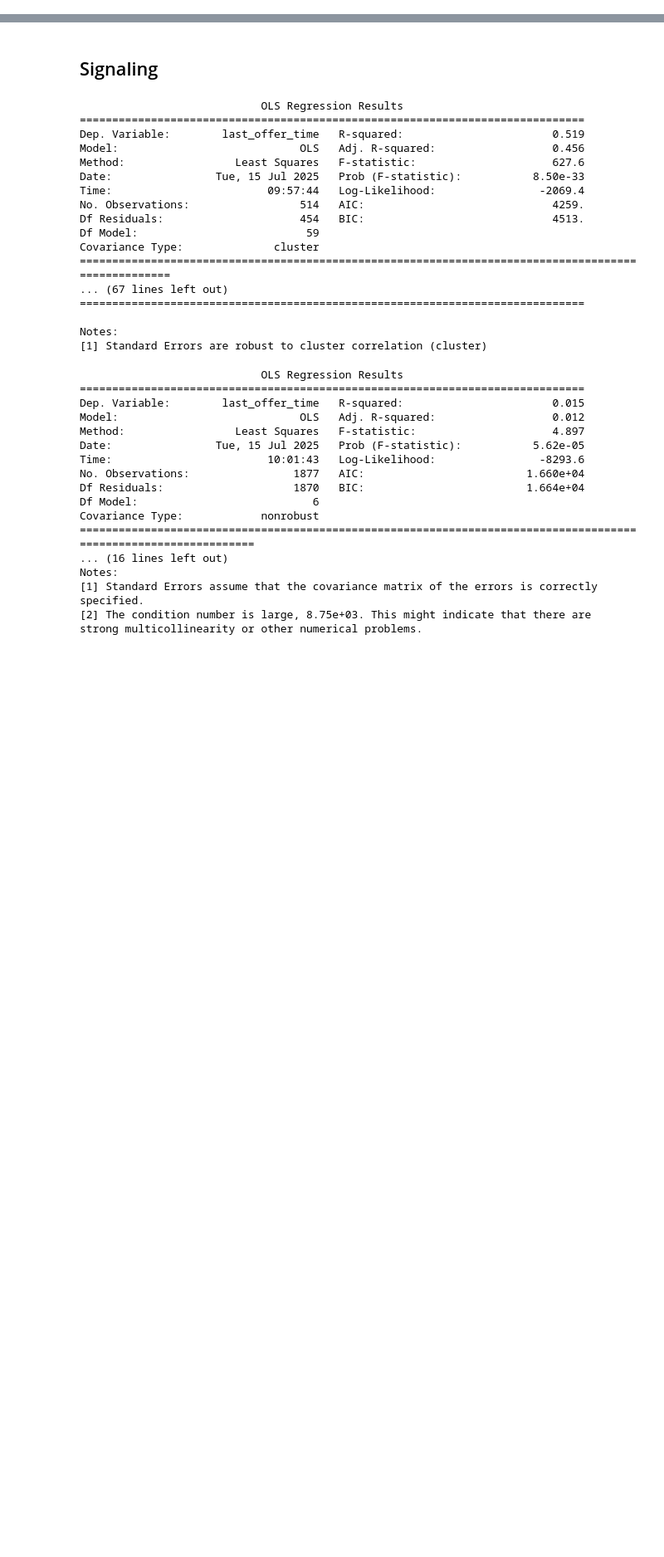
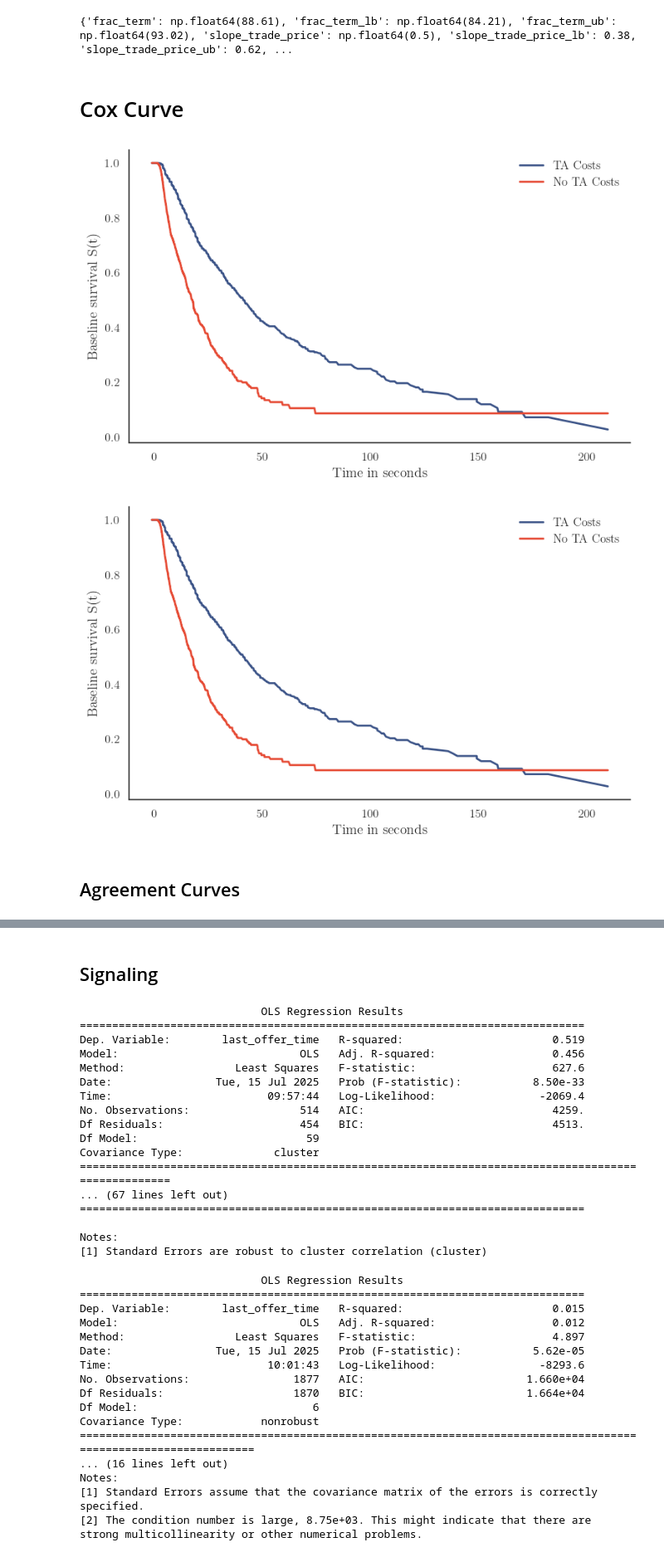
Before and after one commit to NicolasRoever/bargaining_experiment_analysis, a Jupyter notebook: src/bargaining_analysis/main_results/sandbox.ipynb, the cells around one changed output, grey strips where cells are left out. Shown at 83% size. Drawn from its saved outputs; the diff is of its cells as text; code cells hidden in the pictures; blank space fills up the shorter version.

```diff
--- a/src/bargaining_analysis/main_results/sandbox.ipynb
+++ b/src/bargaining_analysis/main_results/sandbox.ipynb
@@ -41,0 +45,7 @@ df = pd.read_csv("/Users/nicolasroever/Dropbox/Promotion/Bargaining/bargaining_e
+# %%
+plot_df = df[
+    (df['participant_role'] == 'Buyer') &
+    (df["treatment"] == "T4")
+].copy()
+
+print(len(plot_df))
@@ -41,0 +54,7 @@ df = pd.read_csv("/Users/nicolasroever/Dropbox/Promotion/Bargaining/bargaining_e
+# %%
+region_1 = plot_df[plot_df["valuation"] < 7.72]
+print(len(region_1))
+region_2 = plot_df[(plot_df["valuation"] >= 7.72) & (plot_df["valuation"] < 21.40)]
+print(len(region_2))
+region_3 = plot_df[plot_df["valuation"] >= 21.40]
+print(len(region_3))
@@ -41,0 +86,6 @@ df = pd.read_csv("/Users/nicolasroever/Dropbox/Promotion/Bargaining/bargaining_e
+# %%
+import statsmodels.formula.api as smf
+#region_2["deal_price"] = region_2["deal_price"].fillna(0)
+model = smf.ols("deal_price ~ valuation", data=region_2).fit()
+
+print(model.summary())
@@ -41,0 +177,11 @@ df = pd.read_csv("/Users/nicolasroever/Dropbox/Promotion/Bargaining/bargaining_e
+# %%
+print(compute_experiment_metrics(plot_df))
+# %% [output]
+{'frac_term': np.float64(88.61), 'frac_term_lb': np.float64(84.21), 'frac_term_ub': np.float64(93.02), 'slope_trade_price': np.float64(0.5), 'slope_trade_price_lb': 0.38, 'slope_trade_price_ub': 0.62, ...
+# %% [markdown]
+# Cox Curve
+# %%
+plot_df = df[
+    (df['participant_role'] == 'Buyer') &
+    (df["TA_costs"] >= 0)
+].copy()
@@ -41,0 +244,7 @@ df = pd.read_csv("/Users/nicolasroever/Dropbox/Promotion/Bargaining/bargaining_e
+# %%
+plot_cox_by_tacosts(plot_df, curve="survival")
+# %% [output]
+[figure, added]
+[figure, added]
+# %% [markdown]
+## Agreement Curves
```
Also changed, not shown: parts of 14 cells of this notebook, 10 other files.
